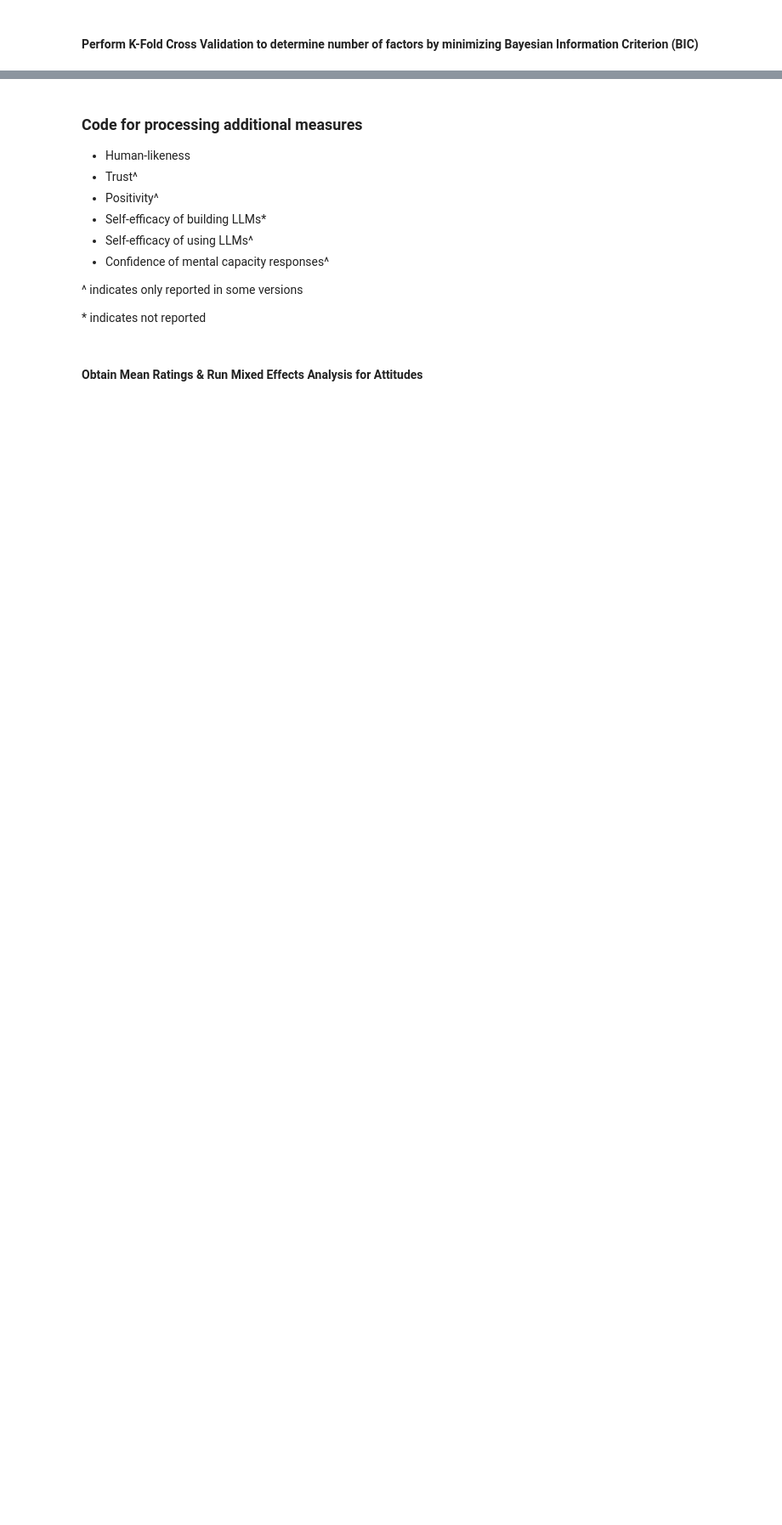
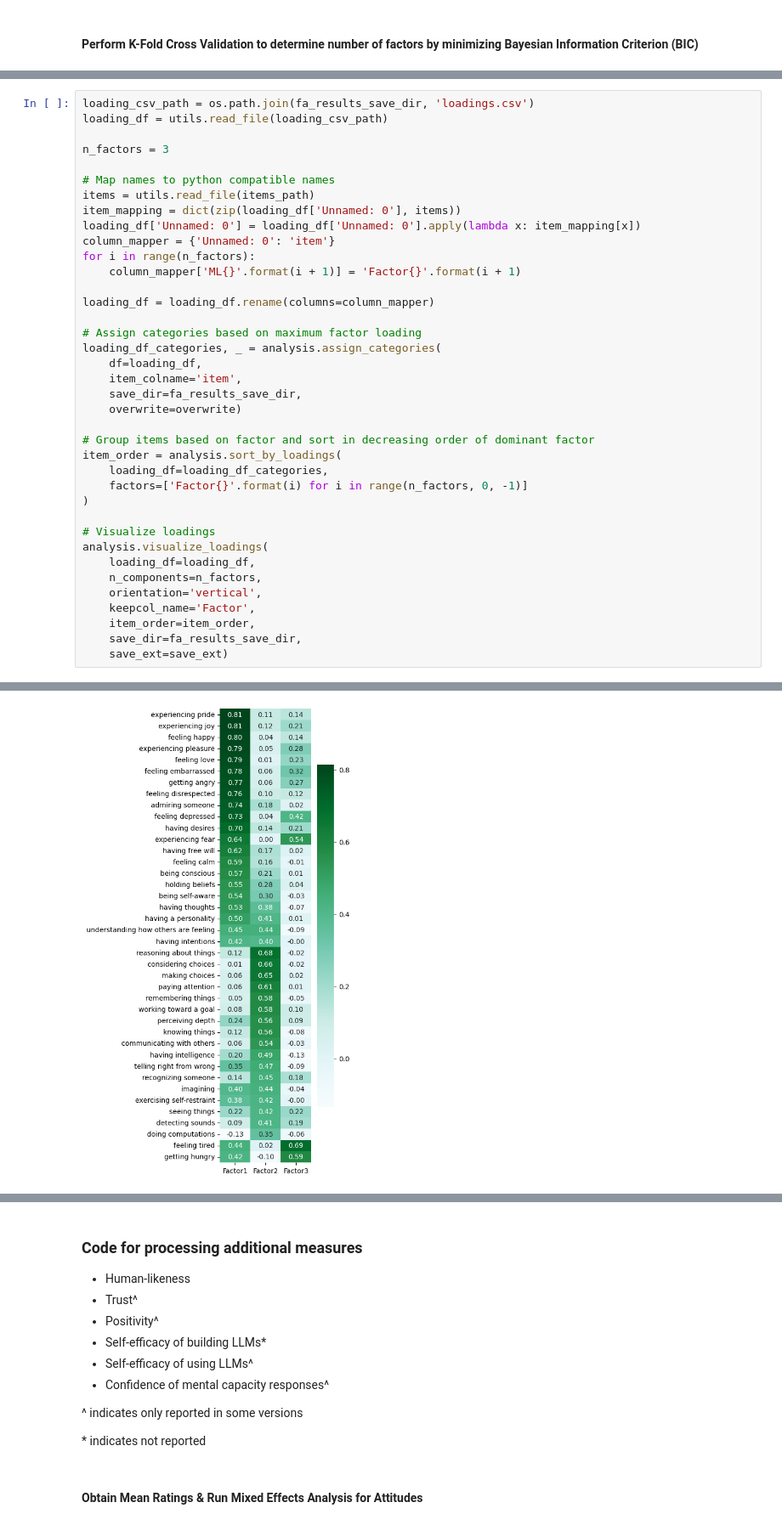
Before and after one commit to allisonchen23/portraying_llms, a Jupyter notebook: code/analysis.ipynb, the cells around one changed output, grey strips where cells are left out. Shown at 85% size. Saved outputs shown, nothing was run; the diff lists cells and outputs as text; blank space fills up the shorter version.

```diff
--- a/code/analysis.ipynb
+++ b/code/analysis.ipynb
@@ -655,0 +766,39 @@ k_fold_df <- k_fold(
+# %%
+loading_csv_path = os.path.join(fa_results_save_dir, 'loadings.csv')
+loading_df = utils.read_file(loading_csv_path)
+
+n_factors = 3
+
+# Map names to python compatible names
+items = utils.read_file(items_path)
+item_mapping = dict(zip(loading_df['Unnamed: 0'], items))
+loading_df['Unnamed: 0'] = loading_df['Unnamed: 0'].apply(lambda x: item_mapping[x])
+column_mapper = {'Unnamed: 0': 'item'}
+for i in range(n_factors):
+    column_mapper['ML{}'.format(i + 1)] = 'Factor{}'.format(i + 1)
+
+loading_df = loading_df.rename(columns=column_mapper)
+
+# Assign categories based on maximum factor loading
+loading_df_categories, _ = analysis.assign_categories(
+    df=loading_df,
+    item_colname='item',
+    save_dir=fa_results_save_dir,
+    overwrite=overwrite)
+
+# Group items based on factor and sort in decreasing order of dominant factor
+item_order = analysis.sort_by_loadings(
+    loading_df=loading_df_categories,
+    factors=['Factor{}'.format(i) for i in range(n_factors, 0, -1)]
+)
+
+# Visualize loadings
+analysis.visualize_loadings(
+    loading_df=loading_df,
+    n_components=n_factors,
+    orientation='vertical',
+    keepcol_name='Factor',
+    item_order=item_order,
+    save_dir=fa_results_save_dir,
+    save_ext=save_ext)
+# %% [output]
@@ -655,0 +813 @@ k_fold_df <- k_fold(
+[figure, added]
```
Also changed, not shown: parts of 10 cells of this notebook, 2 other files.
